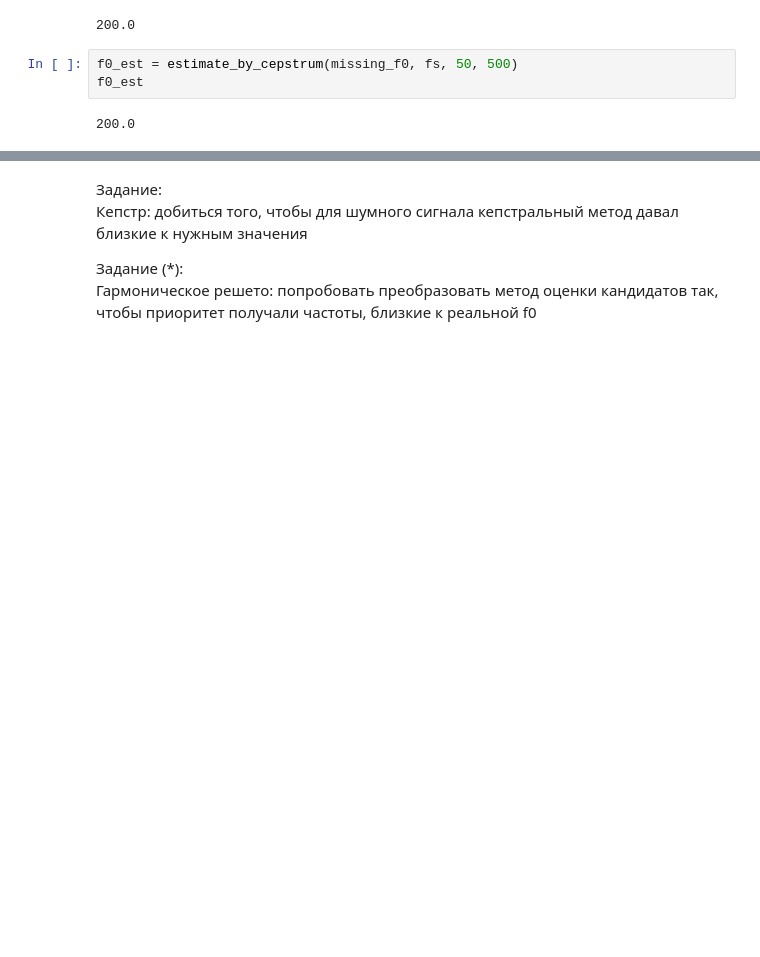
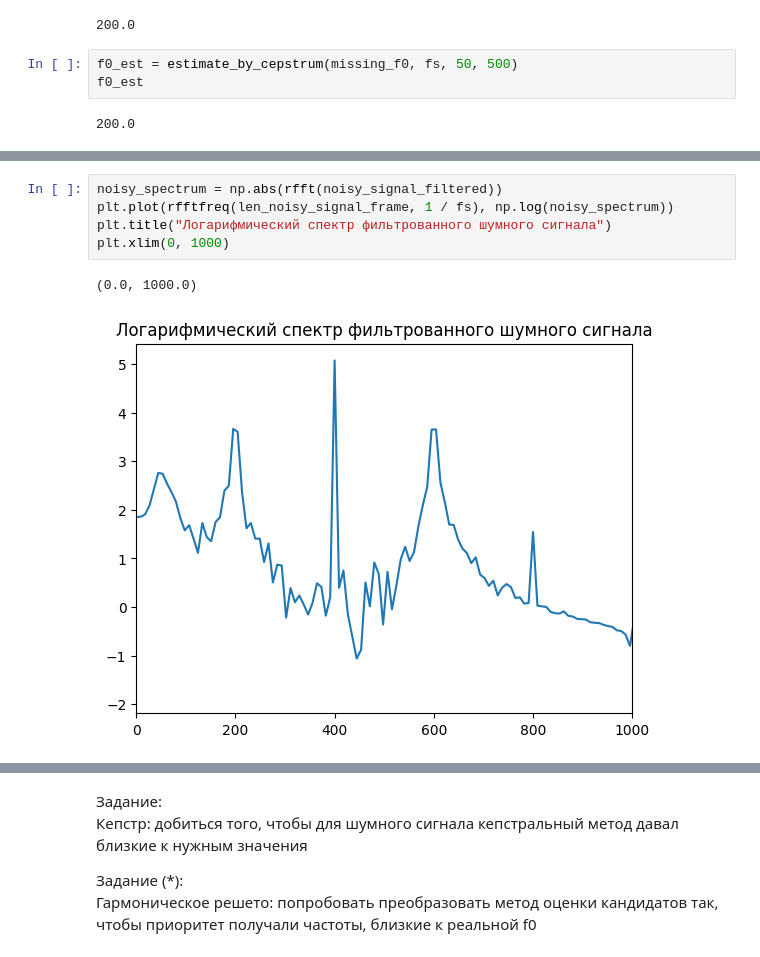
Before and after one commit to phonetics-spbu/phonetics-spbu.github.io, a Jupyter notebook: public/courses/dsp/ipynb/frequency_domain_pitch_estimation.ipynb, the cells around one changed output, grey strips where cells are left out. Drawn from its saved outputs; the diff is of its cells as text; blank space fills up the shorter version.

```diff
--- a/public/courses/dsp/ipynb/frequency_domain_pitch_estimation.ipynb
+++ b/public/courses/dsp/ipynb/frequency_domain_pitch_estimation.ipynb
@@ -388,0 +414,8 @@ f0_est
+# %%
+noisy_spectrum = np.abs(rfft(noisy_signal_filtered))
+plt.plot(rfftfreq(len_noisy_signal_frame, 1 / fs), np.log(noisy_spectrum))
+plt.title("Логарифмический спектр фильтрованного шумного сигнала")
+plt.xlim(0, 1000)
+# %% [output]
+(0.0, 1000.0)
+[figure, added]
```
Also changed, not shown: parts of 11 cells of this notebook.
